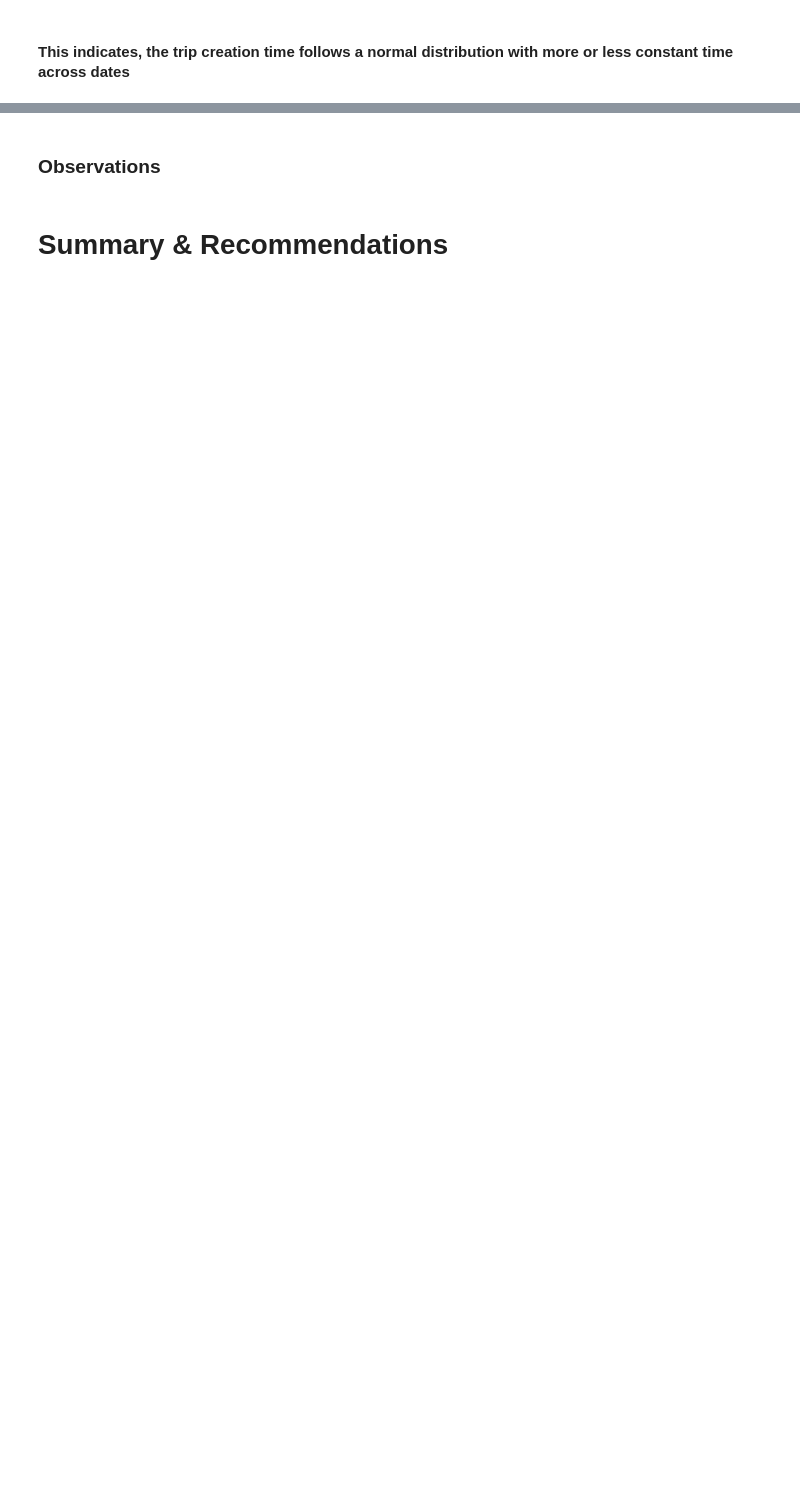
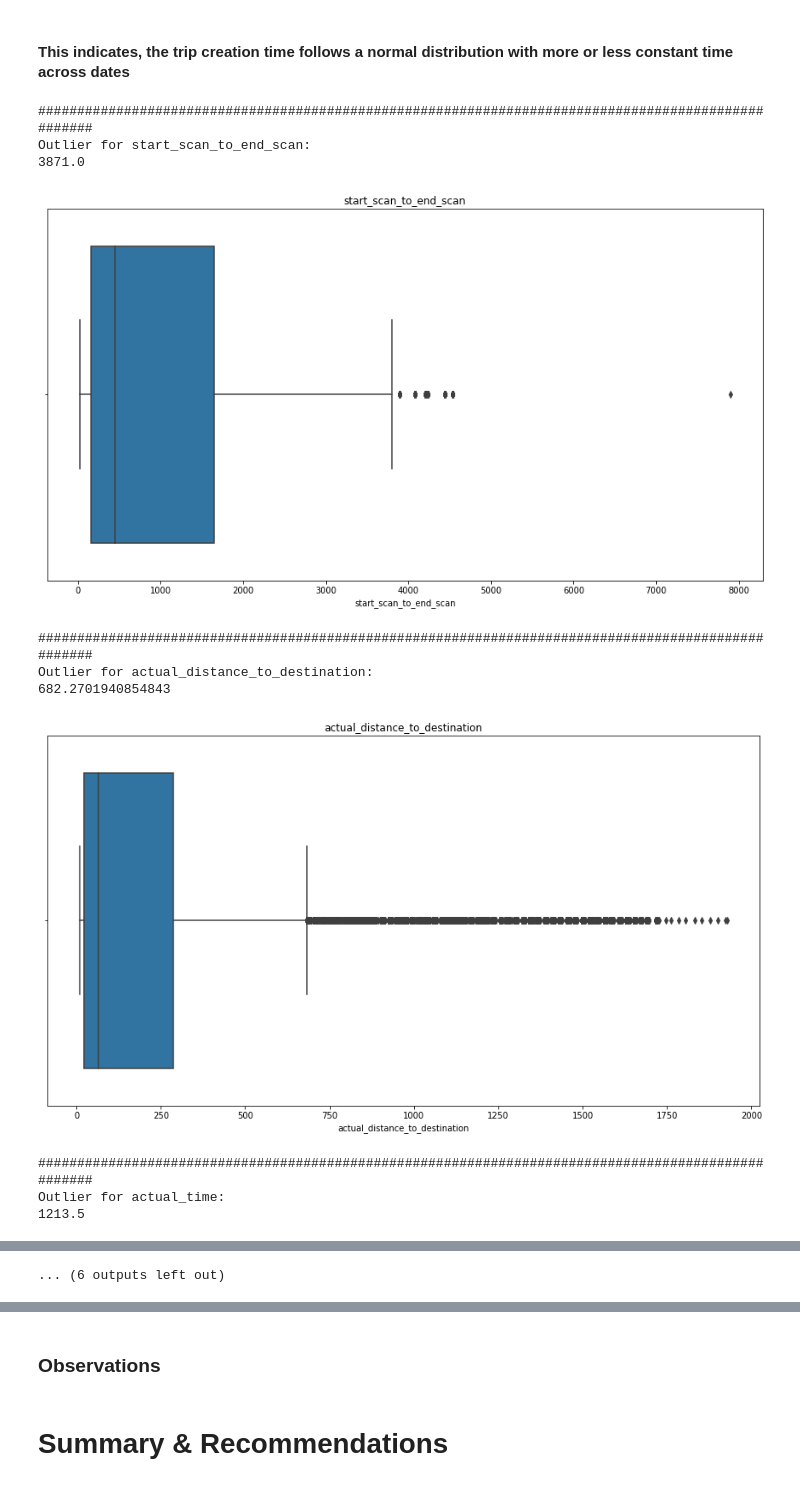
Before and after one commit to pkmariya/Scaler01, a Jupyter notebook: Delhivery_CaseStudy_Mariya_DSMLJune22.ipynb, the cells around one changed output, grey strips where cells are left out. Cells and saved outputs as stored; diff of their text form; code cells hidden in the pictures; blank space fills up the shorter version.

```diff
--- a/Delhivery_CaseStudy_Mariya_DSMLJune22.ipynb
+++ b/Delhivery_CaseStudy_Mariya_DSMLJune22.ipynb
@@ -246,6 +248,8 @@ Data columns (total 23 columns):
  22  Duration_In_Mins                144316 non-null  int64
 dtypes: datetime64[ns](3), float64(8), int64(1), object(11)
 memory usage: 26.4+ MB
+# %%
+work_df['od_time_diff'] = (work_df['od_end_time']-work_df['od_start_time']).dt.total_seconds()/60
 # %%
 # Segregating Categorical and Numerical Features
 cat_features = [x for x in work_df.columns if work_df[x].dtype == 'object']
@@ -453,3 +448,27 @@ plt.show()
 [figure]
 # %% [markdown]
 #### This indicates, the trip creation time follows a normal distribution with more or less constant time across dates
+# %%
+# Outliers of Numerical Features
+for i in num_features:
+ plt.figure(figsize = (15,8))
+ sns.boxplot(work_df[i])
+ print('#'*100)
+ print(f'Outlier for {i}: ')
+ print(np.percentile(work_df[i],75) + 1.5 * (np.percentile(work_df[i],75) - np.percentile(work_df[i],25)))
+ print('\n')
+
+ plt.title(i)
+ plt.show()
+# %% [output]
+####################################################################################################
+Outlier for start_scan_to_end_scan:
+3871.0
+[figure, added]
+####################################################################################################
+Outlier for actual_distance_to_destination:
+682.2701940854843
+[figure, added]
+####################################################################################################
+Outlier for actual_time:
+1213.5
@@ -455,0 +488 @@ plt.show()
+... (6 outputs left out)
```
Also changed, not shown: parts of 20 cells of this notebook.
